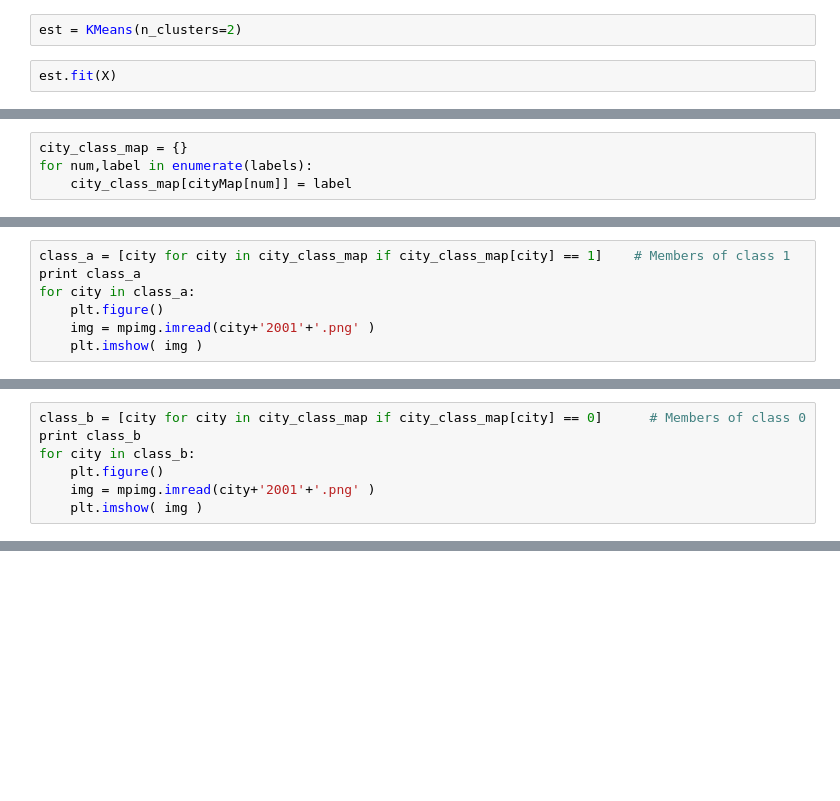
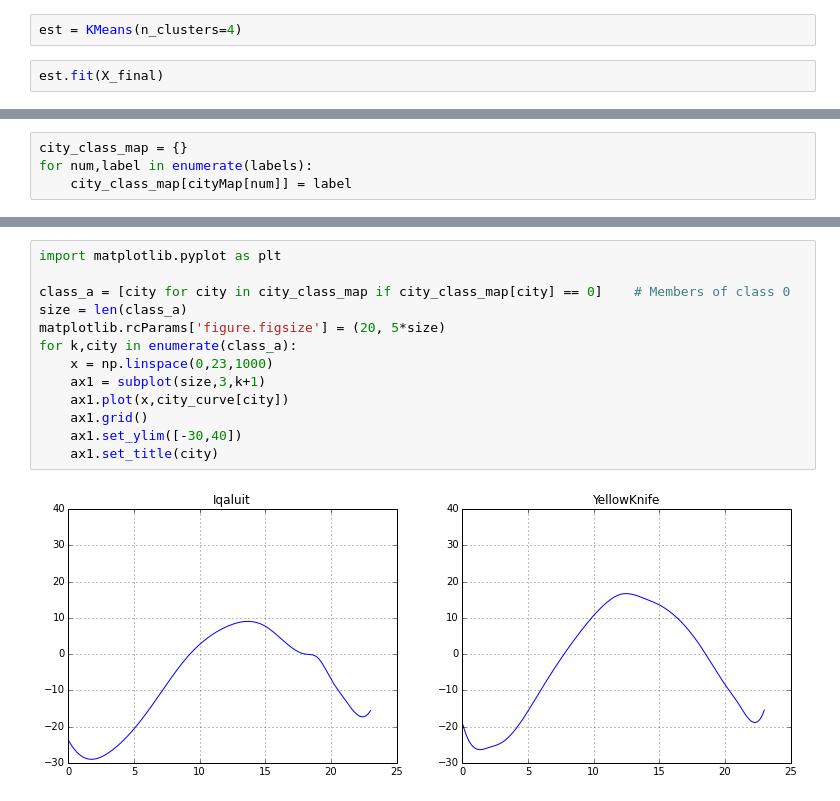
Before and after one commit to ayushshukla92/Functional-Data-Analysis, a Jupyter notebook: Python/Data/wunderground/fda.ipynb, the cells around one changed output, grey strips where cells are left out. Drawn from its saved outputs; the diff is of its cells as text; blank space fills up the shorter version.

```diff
--- a/Python/Data/wunderground/fda.ipynb
+++ b/Python/Data/wunderground/fda.ipynb
@@ -116,7 +139,7 @@ This is the unsupervised learning algorithm for clustering. Here we are taking t
 # %%
 from sklearn.cluster import KMeans
 # %%
-est = KMeans(n_clusters=2)
+est = KMeans(n_clusters=4)
 # %%
-est.fit(X)
+est.fit(X_final)
 # %% [output]
@@ -151,8 +174 @@ city_class_map
  'YellowKnife': 0}
-# %%
-class_a = [city for city in city_class_map if city_class_map[city] == 1]    # Members of class 1
-print class_a
-for city in class_a:
-    plt.figure()
-    img = mpimg.imread(city+'2001'+'.png' )
-    plt.imshow( img )
@@ -173,7 +174,0 @@ for city in class_a:
-# %%
-class_b = [city for city in city_class_map if city_class_map[city] == 0]      # Members of class 0
-print class_b
-for city in class_b:
-    plt.figure()
-    img = mpimg.imread(city+'2001'+'.png' )
-    plt.imshow( img )
@@ -189,0 +175,15 @@ for city in class_b:
+# %%
+import matplotlib.pyplot as plt
+
+class_a = [city for city in city_class_map if city_class_map[city] == 0]    # Members of class 0
+size = len(class_a)
+matplotlib.rcParams['figure.figsize'] = (20, 5*size)
+for k,city in enumerate(class_a):
+    x = np.linspace(0,23,1000)
+    ax1 = subplot(size,3,k+1)
+    ax1.plot(x,city_curve[city])
+    ax1.grid()
+    ax1.set_ylim([-30,40])
+    ax1.set_title(city)
+# %% [output]
+[figure, added]
```
Also changed, not shown: parts of 17 cells of this notebook, 3 other files.
